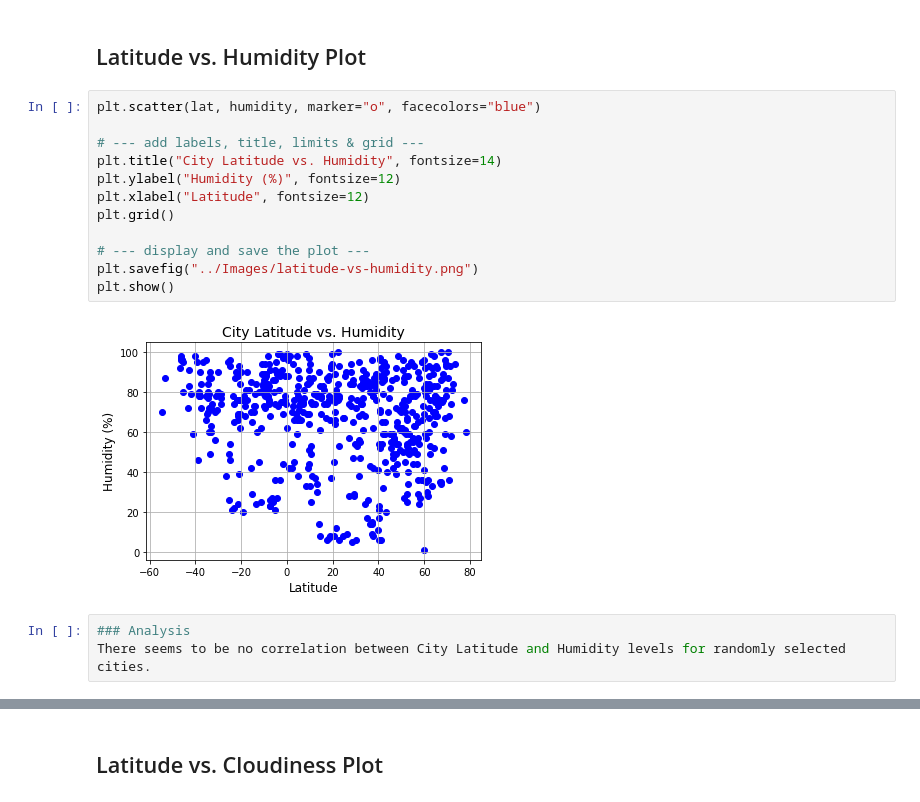
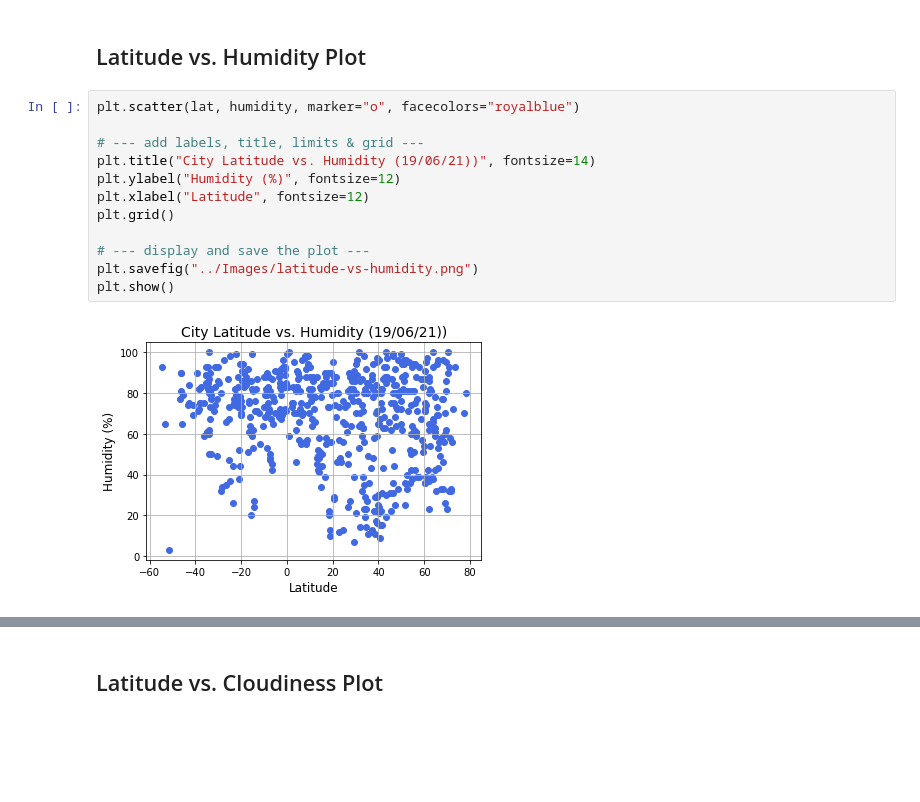
Before and after one commit to LiteshSamji/python-api, a Jupyter notebook: WeatherPy/WeatherPy.ipynb, the cells around one changed output, grey strips where cells are left out. Saved outputs shown, nothing was run; the diff lists cells and outputs as text; blank space fills up the shorter version.

```diff
--- a/WeatherPy/WeatherPy.ipynb
+++ b/WeatherPy/WeatherPy.ipynb
@@ -188,19 +182,16 @@ Scatterplot (above) for Temperature (F) vs. Latitude shows temperatures North an
 # %% [markdown]
 ## Latitude vs. Humidity Plot
 # %%
-plt.scatter(lat, humidity, marker="o", facecolors="blue")
+plt.scatter(lat, humidity, marker="o", facecolors="royalblue")
 
 # --- add labels, title, limits & grid ---
-plt.title("City Latitude vs. Humidity", fontsize=14)
+plt.title("City Latitude vs. Humidity (19/06/21))", fontsize=14)
 plt.ylabel("Humidity (%)", fontsize=12)
 plt.xlabel("Latitude", fontsize=12)
 plt.grid()
 
 # --- display and save the plot ---
 plt.savefig("../Images/latitude-vs-humidity.png")
 plt.show()
 # %% [output]
-[figure, old version]
+[figure, new version]
-# %%
-### Analysis
-There seems to be no correlation between City Latitude and Humidity levels for randomly selected cities.
```
Also changed, not shown: parts of 32 cells of this notebook.
